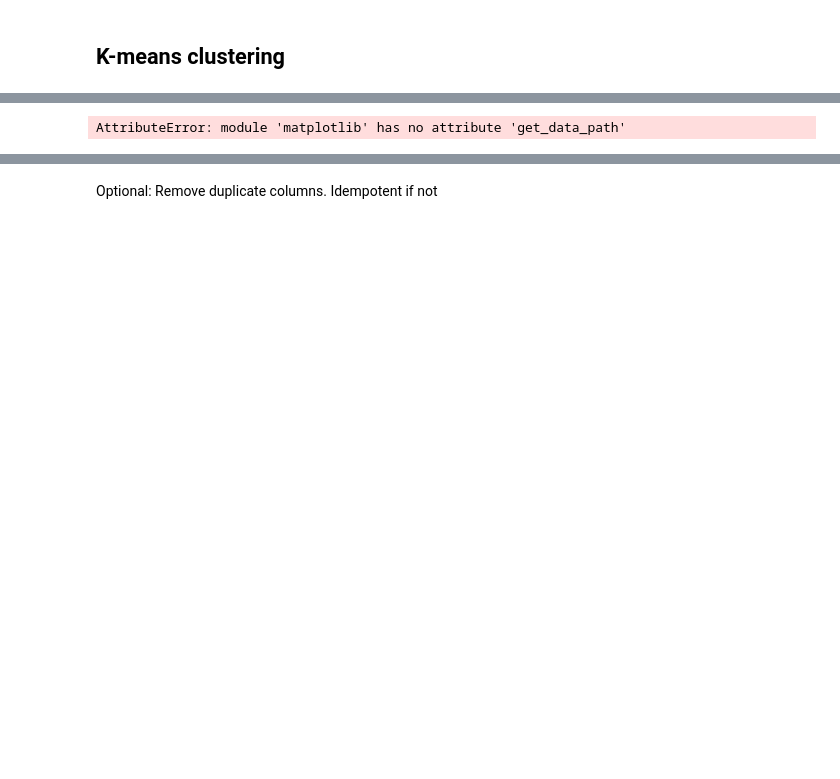
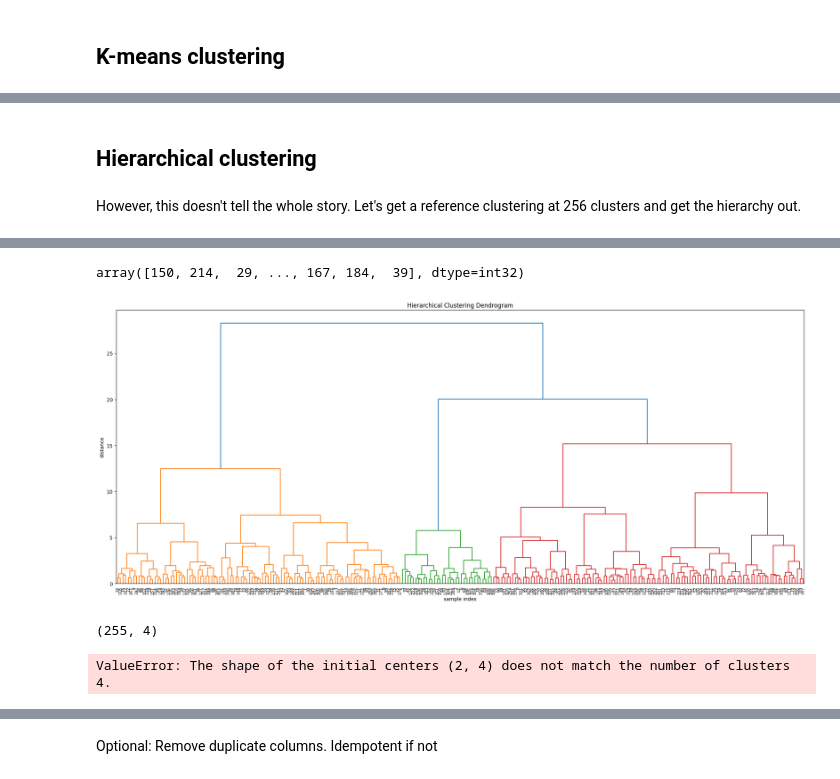
Before and after one commit to EndlessReform/instruct-hn, a Jupyter notebook: exploratory/topics.ipynb, the cells around one changed output, grey strips where cells are left out. Cells and saved outputs as stored; diff of their text form; code cells hidden in the pictures; blank space fills up the shorter version.

```diff
--- a/exploratory/topics.ipynb
+++ b/exploratory/topics.ipynb
@@ -40,7 +75,28 @@ train_emb_array = np.array(df_train_sample["embeddings"].tolist())
+# %%
+def create_reducer(device, n_components=2):
+    if device == "TEST":
+        from cuml import UMAP
+        reducer = UMAP(n_components=n_components, n_neighbors=25, min_dist=0.1, n_jobs=-1, metric="manhattan", random_state=42)
+    else:
+        import umap
+        reducer = umap.UMAP(n_components=n_components, n_neighbors=10, min_dist=0.075, metric="euclidean", n_jobs=-1)
+
+    return reducer
 # %%
-import umap.umap_ as umap
 
+# Not using cuML because the implementation is completely fucked
 # Reduce dimensionality of train_emb_array using UMAP to 3 dimensions
-reducer = umap.UMAP(n_components=32, n_jobs=-1)
+reducer = create_reducer(device, n_components=32)
 train_emb_reduced = reducer.fit_transform(train_emb_array)
+# %%
+# Abstract out the clustering creation so we can switch between CPU and GPU
+def create_clusterer(device, n_clusters=20):
+    if device == "cuda":
+        from cuml.cluster import KMeans
+        clusterer = KMeans(n_clusters=n_clusters, init="scalable-k-means++", n_init=20)
+    else:
+        from sklearn.cluster import MiniBatchKMeans
+        clusterer = MiniBatchKMeans(n_clusters=n_clusters, init="k-means++", n_init=20)
+
+    return clusterer
 # %%
@@ -112,3 +166,7 @@ The average Davies-Bouldin score is: 1.23888071597133
+# %% [markdown]
+## Hierarchical clustering
+# %% [markdown]
+However, this doesn't tell the whole story. Let's get a reference clustering at 256 clusters and get the hierarchy out.
 # %%
 %pip install matplotlib
 # %% [output]
@@ -129,15 +187,24 @@ rembg 2.0.25 requires scipy==1.7.3, but you have scipy 1.11.2 which is incompati
 rembg 2.0.25 requires tqdm==4.64.0, but you have tqdm 4.66.1 which is incompatible.
 Successfully installed pillow-10.0.1
 Note: you may need to restart the kernel to use updated packages.
-# %%
-import matplotlib.pyplot as plt
-
-# Plotting the silhouette scores
-plt.figure(figsize=(16, 8))
-plt.plot(list(silhouette_avgs.keys()), list(silhouette_avgs.values()))
-plt.title("Silhouette Scores vs Number of Clusters")
-plt.xlabel("Number of Clusters")
-plt.ylabel("Silhouette Score")
-plt.show()
-# %% [output]
-AttributeError: module 'matplotlib' has no attribute 'get_data_path'
+# %%
+kmeans_train = create_clusterer(device, n_clusters=256)
+kmeans_train.fit_predict(train_emb_reduced)
+# %% [output]
+array([150, 214,  29, ..., 167, 184,  39], dtype=int32)
+# %%
+from scipy.cluster.hierarchy import dendrogram, linkage
+
+# Generate the linkage matrix from kmeans centroids
+Z = linkage(kmeans_train.cluster_centers_, method="ward")
+
+# Plot the dendrogram
+import matplotlib.pyplot as plt
+plt.figure(figsize=(25, 10))
+plt.title('Hierarchical Clustering Dendrogram')
+plt.xlabel('sample index')
+plt.ylabel('distance')
+dendrogram(Z, leaf_rotation=90., leaf_font_size=8.,)
+plt.show()
+# %% [output]
+[figure, added]
@@ -143,0 +234,4 @@ AttributeError: module 'matplotlib' has no attribute 'get_data_path'
+# %%
+Z.shape
+# %% [output]
+(255, 4)
@@ -143,0 +241,4 @@ AttributeError: module 'matplotlib' has no attribute 'get_data_path'
+# %%
+df_train_sample["cluster_lvl_2"] = kmeans_depth_2.fit_predict(train_emb_reduced)
+# %% [output]
+ValueError: The shape of the initial centers (2, 4) does not match the number of clusters 4.
```
Also changed, not shown: parts of 17 cells of this notebook, 1 other file.
